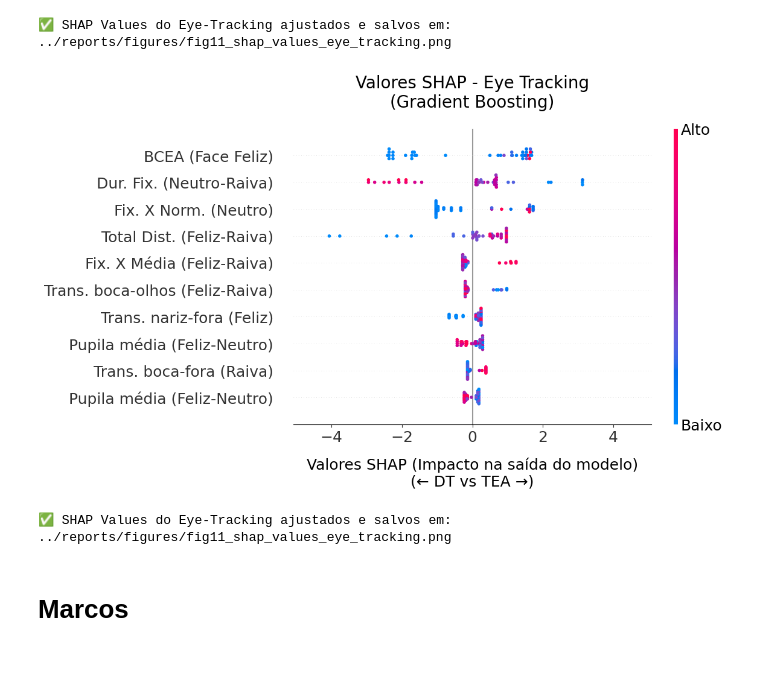
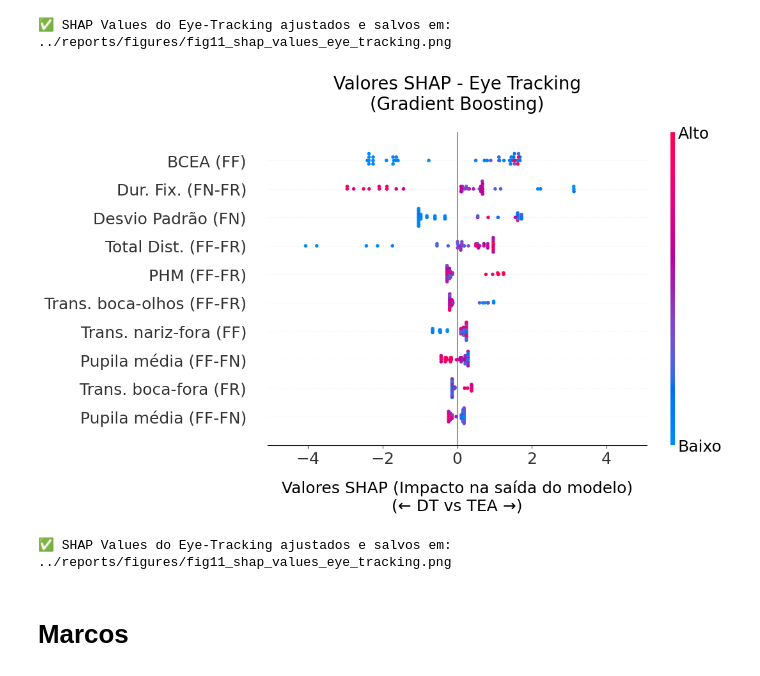
Before and after one commit to brunoandrade-osw/multimodal_fusion_eeg-et, a Jupyter notebook: notebooks/08_ML_et.ipynb, the cells around one changed output. Drawn from its saved outputs; the diff is of its cells as text; code cells hidden in the pictures.

```diff
--- a/notebooks/08_ML_et.ipynb
+++ b/notebooks/08_ML_et.ipynb
@@ -1210,16 +1210,16 @@ gb_modelo.fit(X_scaled, y)
 # 3. Dicionário de Apelidos Curtos para Limpeza Visual do Gráfico
 # (Os nomes completos originais ficam preservados para documentação)
 rename_dict = {
-    'BCEA_Feliz': 'BCEA (Face Feliz)',
-    'Scan_Duracao_Media_Fix_ms_Delta_NeutroRaiva': 'Dur. Fix. (Neutro-Raiva)',
-    'GazeX_Std_Neutro': 'Fix. X Norm. (Neutro)',
-    'Distancia_Total_Delta_FelizRaiva': 'Total Dist. (Feliz-Raiva)',
-    'GazeX_Media_Delta_FelizRaiva': 'Fix. X Média (Feliz-Raiva)',
-    'Trans_Boca_Olhos_Delta_NeutroRaiva': 'Trans. boca-olhos (Feliz-Raiva)',
-    'Trans_Nariz_Fora_Feliz': 'Trans. nariz-fora (Feliz)',
-    'Pupila_Mediana_Delta_FelizNeutro': 'Pupila média (Feliz-Neutro)',
-    'Trans_Boca_Fora_Raiva': 'Trans. boca-fora (Raiva)',
-    'Pupila_Media_Delta_FelizNeutro': 'Pupila média (Feliz-Neutro)'
+    'BCEA_Feliz': 'BCEA (FF)',
+    'Scan_Duracao_Media_Fix_ms_Delta_NeutroRaiva': 'Dur. Fix. (FN-FR)',
+    'GazeX_Std_Neutro': 'Desvio Padrão (FN)',
+    'Distancia_Total_Delta_FelizRaiva': 'Total Dist. (FF-FR)',
+    'GazeX_Media_Delta_FelizRaiva': 'PHM (FF-FR)',
+    'Trans_Boca_Olhos_Delta_NeutroRaiva': 'Trans. boca-olhos (FF-FR)',
+    'Trans_Nariz_Fora_Feliz': 'Trans. nariz-fora (FF)',
+    'Pupila_Mediana_Delta_FelizNeutro': 'Pupila média (FF-FN)',
+    'Trans_Boca_Fora_Raiva': 'Trans. boca-fora (FR)',
+    'Pupila_Media_Delta_FelizNeutro': 'Pupila média (FF-FN)'
 }
 
 # Renomeia as colunas no DataFrame temporário apenas para o plot
@@ -1252,34 +1252,34 @@ if shap is not None:
         show=False,
         plot_size=(14, 7)
     )
 
     ax = plt.gca()
     limites_x = ax.get_xlim()
     max_abs = max(abs(limites_x[0]), abs(limites_x[1])) * 1.15  # Folga extra nas pontas
     ax.set_xlim(-max_abs, max_abs)
 
     ax.set_xlabel('Valores SHAP (Impacto na saída do modelo)\n(← DT vs TEA →)', fontsize=18, fontweight='normal', labelpad=15)
     ax.tick_params(axis='both', labelsize=18)
 
     # Ajuste fino da barra lateral de cores (Colorbar)
     fig = plt.gcf()
     for eixo in fig.axes:
         if eixo != ax:
             eixo.set_ylabel('')
             eixo.set_yticks([0, 1])
             eixo.set_yticklabels(['Baixo', 'Alto'], fontsize=18, fontweight='normal')
             eixo.tick_params(length=0)
 
     # Garante espaçamento lateral para não cortar os nomes compridos à esquerda
     plt.subplots_adjust(left=0.35, right=0.88, top=0.85, bottom=0.15)
 
     os.makedirs('../reports/figures', exist_ok=True)
     caminho_fig = '../reports/figures/fig11_shap_values_eye_tracking.png'
     plt.savefig(caminho_fig, dpi=300, bbox_inches='tight')
     plt.show()
     print(f"✅ SHAP Values do Eye-Tracking ajustados e salvos em: {caminho_fig}")
 # %% [output]
-[figure, old version]
+[figure, new version]
 ✅ SHAP Values do Eye-Tracking ajustados e salvos em: ../reports/figures/fig11_shap_values_eye_tracking.png
 # %% [markdown]
 # Marcos
```
Also changed, not shown: 3 other files.
